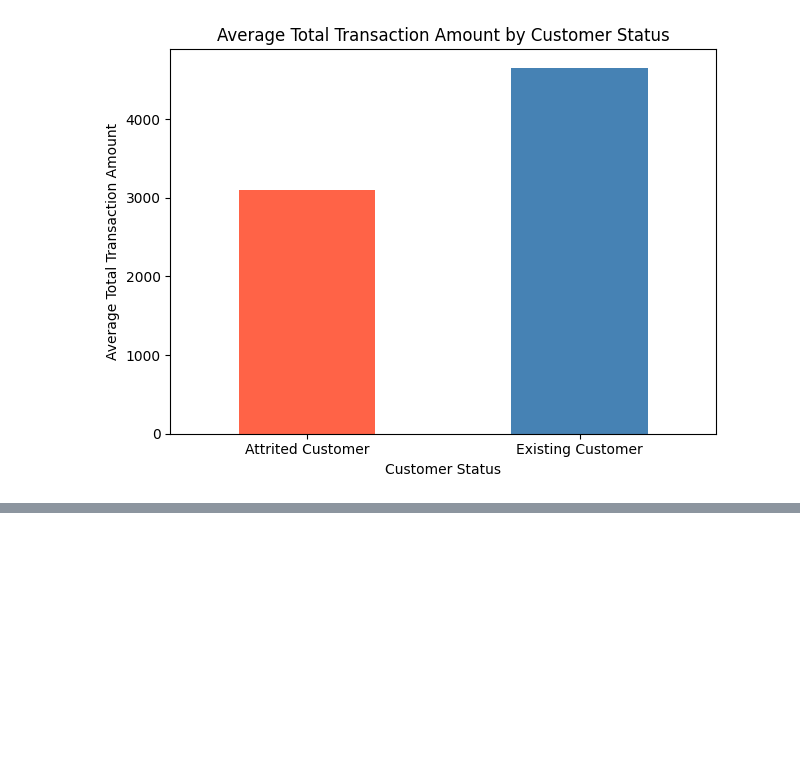
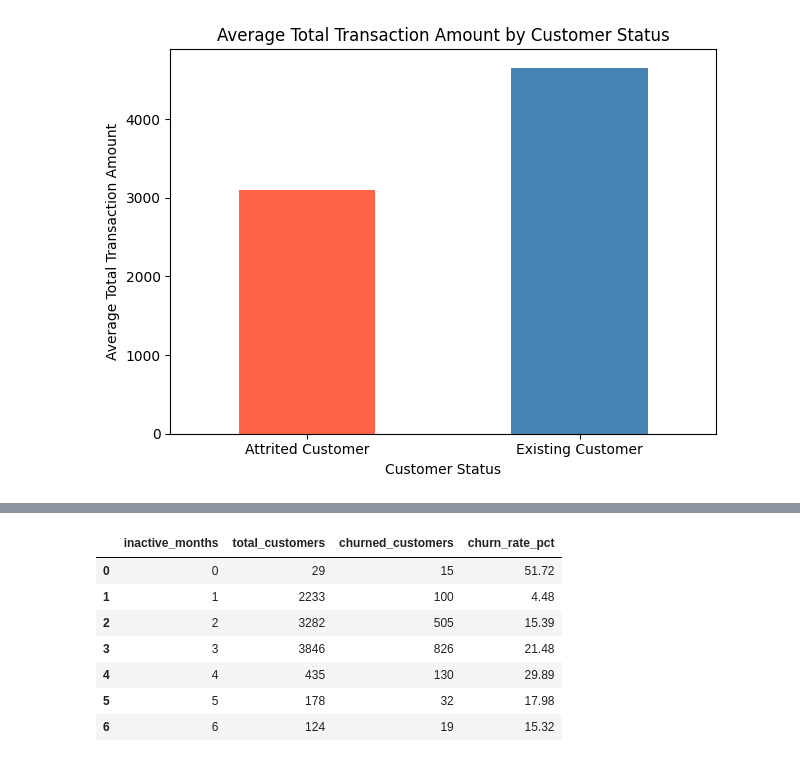
Before and after one commit to mehakgupta0406/credit-card-customer-churn, a Jupyter notebook: 01_data_analysis.ipynb, the cells around one changed output, grey strips where cells are left out. Saved outputs shown, nothing was run; the diff lists cells and outputs as text; code cells hidden in the pictures; blank space fills up the shorter version.

```diff
--- a/01_data_analysis.ipynb
+++ b/01_data_analysis.ipynb
@@ -173,3 +173,14 @@ plt.tight_layout()
 plt.show()
 # %% [output]
 [figure]
+# %%
+import sqlite3
+
+conn = sqlite3.connect("customer_churn.db")
+
+df.to_sql(
+    "customers",
+    conn,
+    if_exists="replace",
+    index=False
+)
@@ -175,0 +208,22 @@ plt.show()
+# %%
+query = """
+SELECT
+    Months_Inactive_12_mon AS inactive_months,
+    COUNT(*) AS total_customers,
+    SUM(Churn) AS churned_customers,
+    ROUND(100.0 * AVG(Churn), 2) AS churn_rate_pct
+FROM customers
+GROUP BY Months_Inactive_12_mon
+ORDER BY inactive_months;
+"""
+
+pd.read_sql_query(query, conn)
+# %% [output]
+|  | inactive_months | total_customers | churned_customers | churn_rate_pct |
+| 0 | 0 | 29 | 15 | 51.72 |
+| 1 | 1 | 2233 | 100 | 4.48 |
+| 2 | 2 | 3282 | 505 | 15.39 |
+| 3 | 3 | 3846 | 826 | 21.48 |
+| 4 | 4 | 435 | 130 | 29.89 |
+| 5 | 5 | 178 | 32 | 17.98 |
+| 6 | 6 | 124 | 19 | 15.32 |
```
Also changed, not shown: parts of 4 cells of this notebook.
